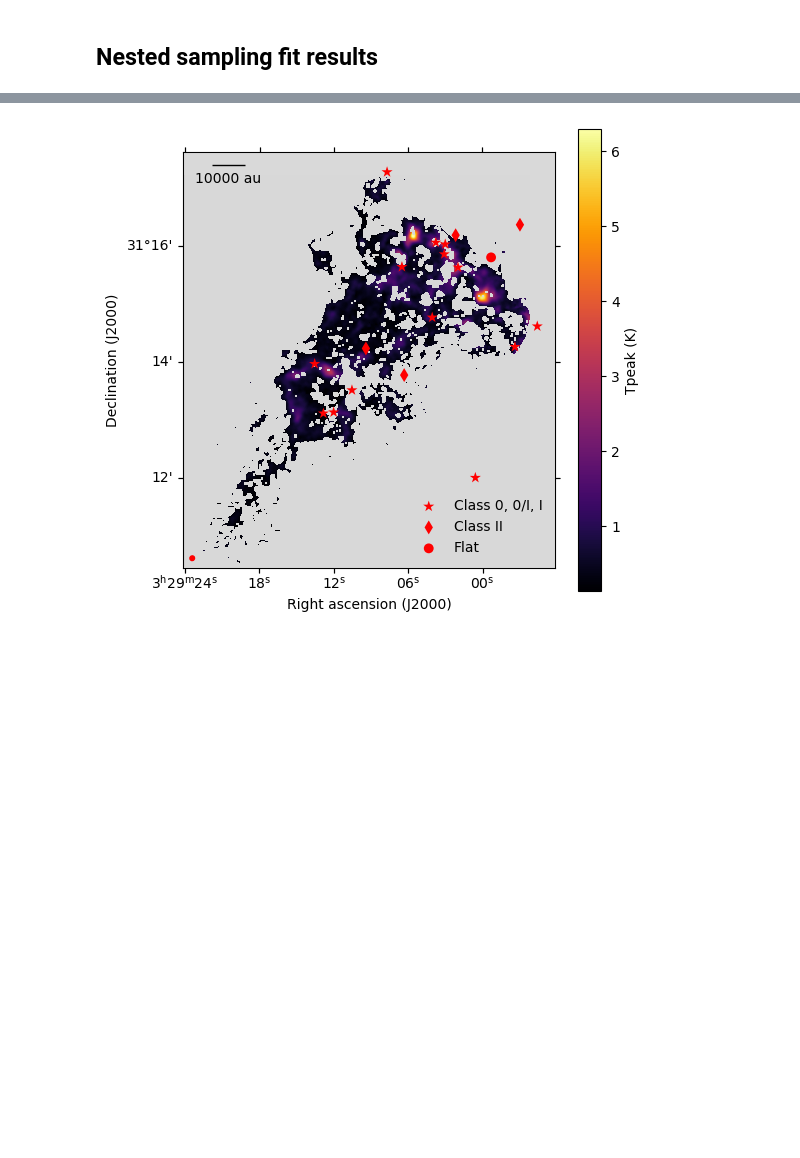
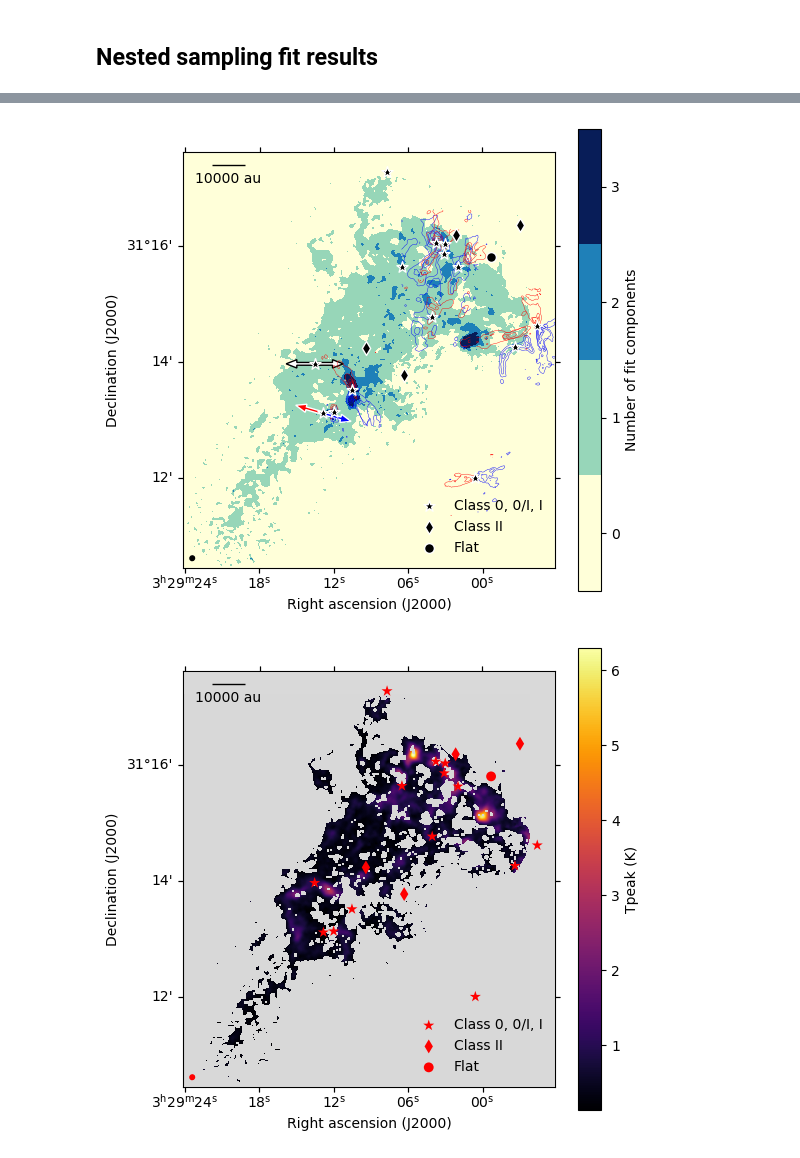
Before and after one commit to tere-valdivia/propstar_gasflow, a Jupyter notebook: figures_NGC1333SE.ipynb, the cells around one changed output, grey strips where cells are left out. Saved outputs shown, nothing was run; the diff lists cells and outputs as text; code cells hidden in the pictures; blank space fills up the shorter version.

Commit message:
added ncomp w/outflows

```diff
--- a/figures_NGC1333SE.ipynb
+++ b/figures_NGC1333SE.ipynb
@@ -513,3 +512,56 @@ fig.savefig('figures/HC3N_ncompbayes_wsnr.pdf', bbox_inches='tight', dpi=100)
+# %%
+# like the previous but with outflows
+fig, ax = plt.subplots(1, 1, figsize=(6,6), subplot_kw={'projection': wcs})
+cmap = cm.get_cmap('YlGnBu', 4).copy()
+ncompbayes[np.where(np.isnan(ncompbayes))] = 0
+# ncompflag[np.where(np.isnan(ncompflag))] = 0.
+
+sc1 = ax.imshow(ncompbayes,  cmap=cmap, vmin=-0.5, vmax=3.5)
+cax = plt.colorbar(sc1, ax=ax, label='Number of fit components', ticks=np.arange(4))
+# ax.contour(ncompflag, levels=[0.5], colors='w', linewidths=0.5)
+
+lon = ax.coords[0]
+lat = ax.coords[1]
+lon.set_axislabel('Right ascension (J2000)')
+lat.set_axislabel('Declination (J2000)')
+
+add_beam(ax, major=bmaj, minor=bmin, angle=bpa, color='k', pad=0.1)
+add_scalebar(ax, scalebarsize_arcsec, corner='top left', label='{} au'.format(scalebarsize))
+
+for i in range(len(outflowsources)):
+    blueimage, bluehead = fits.getdata(outflowfolder+outflowbluebase.format(outflowsources[i])+'.fits', header=True)
+    bluerange = np.arange(contourbluelist[i, 0], contourbluelist[i, 0]*100, contourbluelist[i, 1])
+    ax.contour(blueimage, transform=ax.get_transform(WCS(bluehead)), levels=bluerange, colors='blue', linewidths=0.3)
+    redimage, redhead = fits.getdata(outflowfolder+outflowredbase.format(outflowsources[i])+'.fits', header=True)
+    redrange = np.arange(contourredlist[i, 0], contourredlist[i, 0]*100, contourredlist[i, 1])
+    ax.contour(redimage, transform=ax.get_transform(WCS(redhead)), levels=redrange, colors='red', linewidths=0.3)
+
+
+for i in catalog_protostars.index.values:
+    if catalog_protostars.loc[i, 'Class'] == 'I' or catalog_protostars.loc[i, 'Class'] == '0' or catalog_protostars.loc[i, 'Class'] == '0/I':
+        class0dot = ax.scatter(catalog_protostars.loc[i, 'RAJ2000'], catalog_protostars.loc[i, 'DEJ2000'],
+                   transform=ax.get_transform('world'), marker='*', facecolor='k', edgecolor='w', s=70, zorder=100)
+    elif catalog_protostars.loc[i, 'Class'] == 'II' or catalog_protostars.loc[i, 'Class'] == 'III':
+        classIIdot = ax.scatter(catalog_protostars.loc[i, 'RAJ2000'], catalog_protostars.loc[i, 'DEJ2000'],
+                   transform=ax.get_transform('world'), marker='d', facecolor='k', edgecolor='w', s=50, zorder=100)
+    elif catalog_protostars.loc[i, 'Class'] == 'Flat':
+        classflatdot = ax.scatter(catalog_protostars.loc[i, 'RAJ2000'], catalog_protostars.loc[i, 'DEJ2000'],
+                   transform=ax.get_transform('world'), marker='o', facecolor='k', edgecolor='w', s=50, zorder=100)
+    else: continue
+ax.legend([class0dot, classIIdot, classflatdot], ['Class 0, 0/I, I', 'Class II', 'Flat'], frameon=False, loc=4)
+ax.set_facecolor(cmap(0))
+
+#IRAS 4C
+ax.arrow(catalog_protostars.loc[3, 'RAJ2000'], catalog_protostars.loc[3, 'DEJ2000'],  0.006, 0, transform=ax.get_transform('world'), fc='w', width=0.0008)
+ax.arrow(catalog_protostars.loc[3, 'RAJ2000'], catalog_protostars.loc[3, 'DEJ2000'],  -0.006, 0, transform=ax.get_transform('world'), fc='w', width=0.0008)
+# IRAS 4B2
+ax.arrow(catalog_protostars.loc[11, 'RAJ2000'], catalog_protostars.loc[11, 'DEJ2000'],  0.006*np.sin(1.32645), 0.006*np.cos(1.32645), transform=ax.get_transform('world'), fc='r', ec='w', width=0.0008)
+ax.arrow(catalog_protostars.loc[11, 'RAJ2000'], catalog_protostars.loc[11, 'DEJ2000'],  -0.006*np.sin(1.32645), -0.006*np.cos(1.32645), transform=ax.get_transform('world'), fc='b', ec='w', width=0.0008)
+
+
+fig.savefig('figures/HC3N_ncompbayes_woutfows.pdf', bbox_inches='tight', dpi=100)
+# %% [output]
+[figure, added]
 # %%
 fig, ax = plt.subplots(1, 1, figsize=(6,6), subplot_kw={'projection': wcs})
 cmap = cm.get_cmap('inferno').copy()
```
Also changed, not shown: parts of 7 cells of this notebook, 12 other files.
